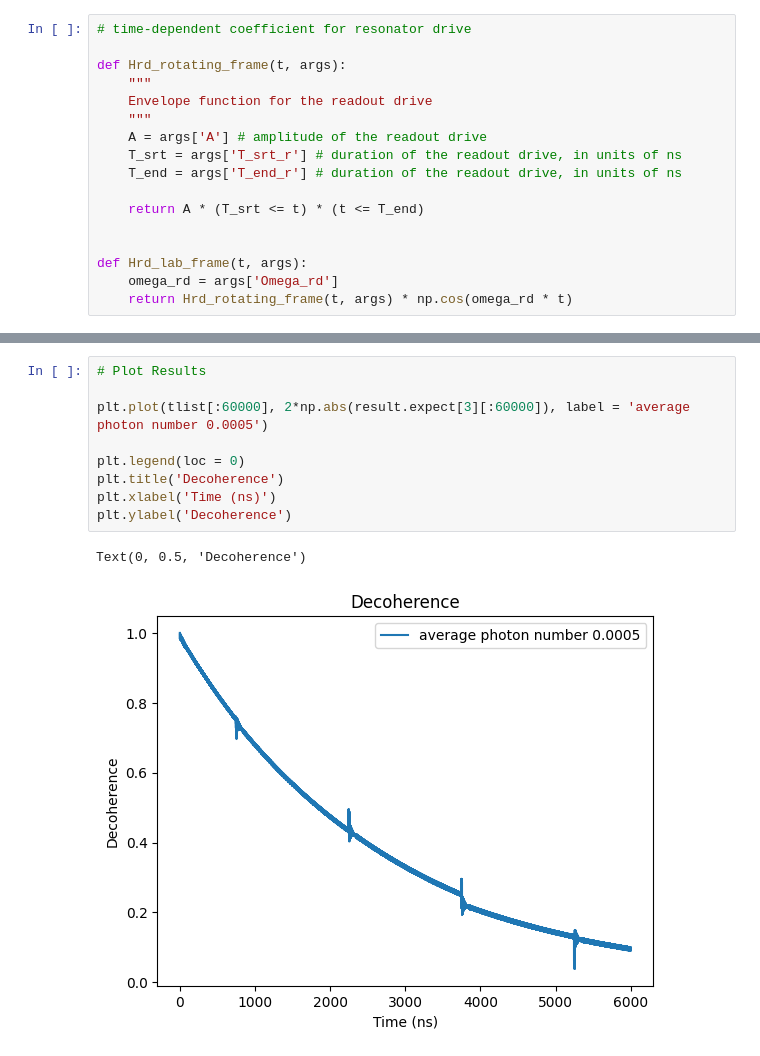
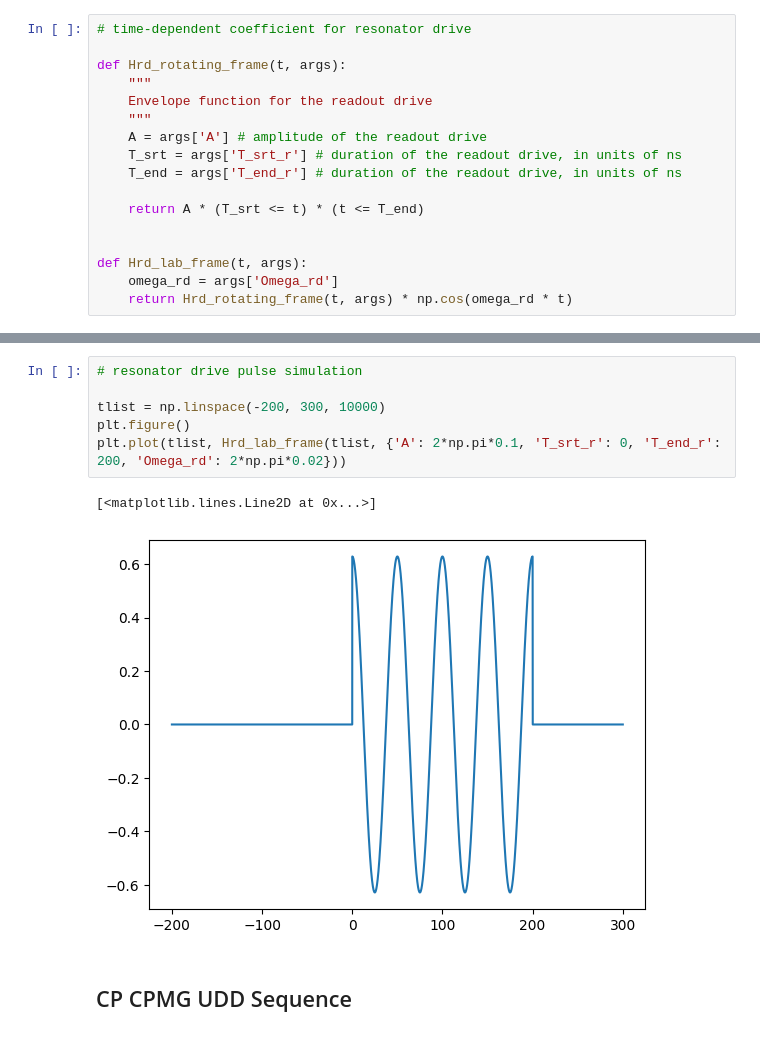
Before and after one commit to BrainConnection/Dynamical_Decoupling_Project, a Jupyter notebook: XY4 XY8 XY16.ipynb, the cells around one changed output, grey strips where cells are left out. Cells and saved outputs as stored; diff of their text form.

```diff
--- a/XY4 XY8 XY16.ipynb
+++ b/XY4 XY8 XY16.ipynb
@@ -290,12 +105,11 @@ Text(0, 0.5, 'Decoherence')
-# %%
-# Plot Results
-
-plt.plot(tlist[:60000], 2*np.abs(result.expect[3][:60000]), label = 'average photon number 0.0005')
-
-plt.legend(loc = 0)
-plt.title('Decoherence')
-plt.xlabel('Time (ns)')
-plt.ylabel('Decoherence')
-# %% [output]
-Text(0, 0.5, 'Decoherence')
-[figure, removed]
+# %%
+# resonator drive pulse simulation
+
+tlist = np.linspace(-200, 300, 10000)
+plt.figure()
+plt.plot(tlist, Hrd_lab_frame(tlist, {'A': 2*np.pi*0.1, 'T_srt_r': 0, 'T_end_r': 200, 'Omega_rd': 2*np.pi*0.02}))
+# %% [output]
+[<matplotlib.lines.Line2D at 0x...>]
+[figure, added]
+# %% [markdown]
+## CP CPMG UDD Sequence
```
Also changed, not shown: parts of 169 cells of this notebook.
